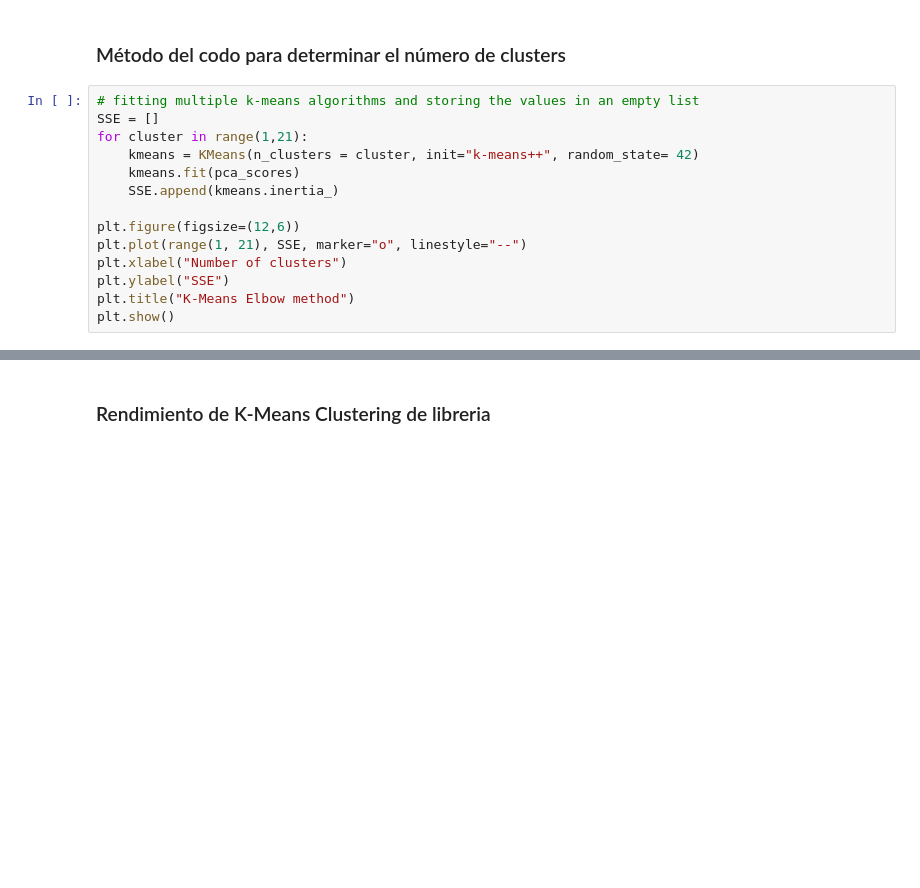
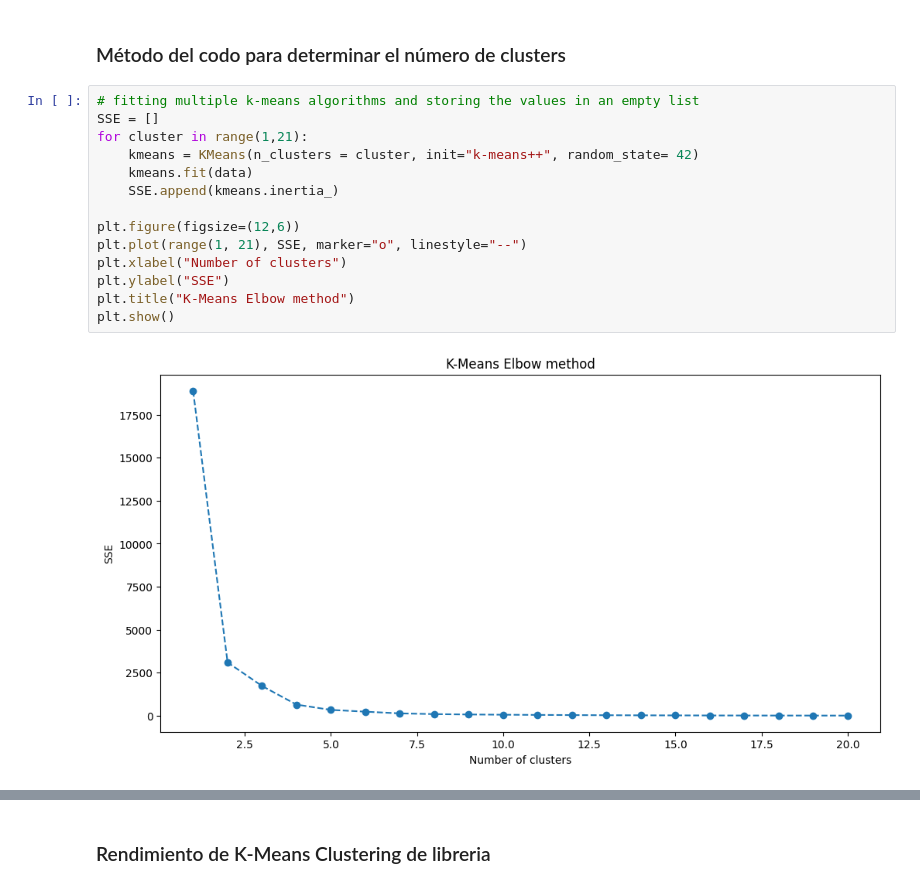
Before and after one commit to unclepete-20/lab7-k-means, a Jupyter notebook: src/k_means.ipynb, the cells around one changed output, grey strips where cells are left out. Saved outputs shown, nothing was run; the diff lists cells and outputs as text; blank space fills up the shorter version.

```diff
--- a/src/k_means.ipynb
+++ b/src/k_means.ipynb
@@ -321,17 +397,19 @@ pca_scores
 # %%
 # fitting multiple k-means algorithms and storing the values in an empty list
 SSE = []
 for cluster in range(1,21):
     kmeans = KMeans(n_clusters = cluster, init="k-means++", random_state= 42)
-    kmeans.fit(pca_scores)
+    kmeans.fit(data)
     SSE.append(kmeans.inertia_)
 
 plt.figure(figsize=(12,6))
 plt.plot(range(1, 21), SSE, marker="o", linestyle="--")
 plt.xlabel("Number of clusters")
 plt.ylabel("SSE")
 plt.title("K-Means Elbow method")
 plt.show()
+# %% [output]
+[figure, added]
 # %%
 # k means using 5 clusters and k-means++ initialization
 kmeans = KMeans(n_clusters = 3, init="k-means++", random_state=42)
```
Also changed, not shown: parts of 16 cells of this notebook.
